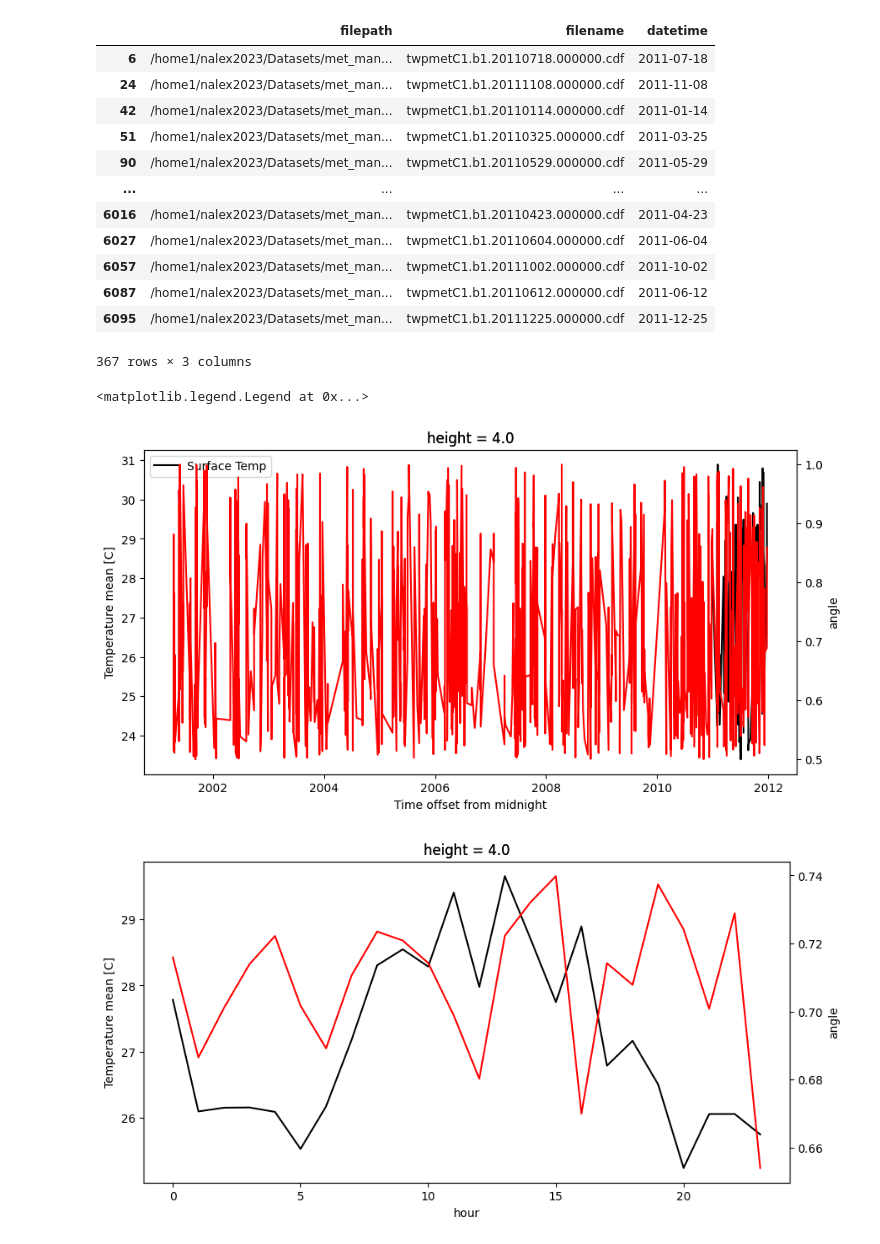
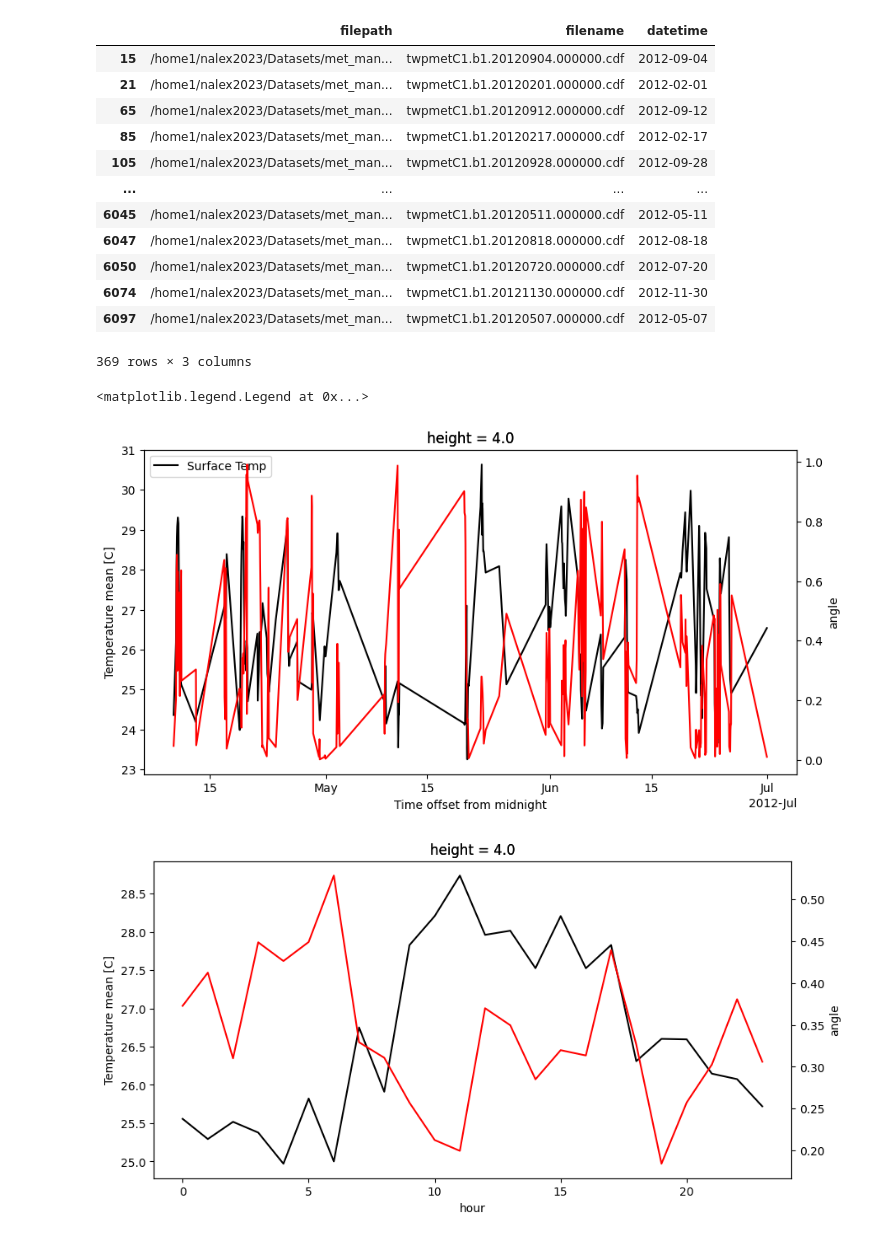
Before and after one commit to nmathewa/LSB_main, a Jupyter notebook: calc_index/init_algo.ipynb, the cells around one changed output. Drawn from its saved outputs; the diff is of its cells as text; code cells hidden in the pictures.

```diff
--- a/calc_index/init_algo.ipynb
+++ b/calc_index/init_algo.ipynb
@@ -64,7 +64,7 @@ import numpy as np
 import metpy.calc as mpcalc
 from metpy.units import units
 
-dset = xr.open_mfdataset(all_dsets, combine='by_coords').sel(time=slice('2011'))
+dset = xr.open_mfdataset(all_dsets, combine='by_coords').sel(time=slice('2012'))
 dset['height'] = dset['height'] * 1000
 dset['time'] = dset['time'].roll(time=10)
 
@@ -263,7 +263,8 @@ def wind_rose_compare(data1,data2 ,cost_angle):
     ax.set_legend(loc='lower left')
 # %%
 a  = dset.sel(height=10,method='nearest').compute()#.sel(hour=slice(12,19))
-b = dset.sel(height=slice(200,900)).mean(dim='height').compute()#.sel(hour=slice(12,19))
+
+b = dset.sel(height=slice(500,2000)).compute()#.sel(hour=slice(12,19))
 # %%
 cost_angle = 0
 
@@ -315,4 +316,21 @@ a_within_90['angle'].plot()
 # %%
-SBI = np.cos(np.radians(a_within_90['angle'] - cost_angle)) * np.cos(a_within_90['angle'] + 180 - b_within_180['angle'])
 
-SBI_diurnal = SBI.groupby('time.hour').sum(dim='time').compute()
+def calc_SBI(a_within_90,b_within_180):
+    SBI = np.cos(np.radians(a_within_90['angle'] - cost_angle)) * np.cos(a_within_90['angle'] + 180 - b_within_180['angle'])
+    return SBI
+
+SBI = xr.apply_ufunc(
+    calc_SBI,
+    a_within_90_expanded,  # (time, 1)
+    b_within_180,  # (time, height)
+    input_core_dims=[['time', 'height'], ['time', 'height']],
+    vectorize=True,
+    dask='parallelized',
+    output_dtypes=[np.float64],
+    output_core_dims=[['time', 'height']],
+)
+
+
+#SBI = np.cos(np.radians(a_within_90['angle'] - cost_angle)) * np.cos(a_within_90['angle'] + 180 - b_within_180['angle'])
+
+#SBI_diurnal = SBI.groupby('time.hour').sum(dim='time').compute()
@@ -330,23 +370,23 @@ met_dft = create_dft(met_fol,arm_data=True)
 
 #met_dft_2012 = met_dft[met_dft['datetime'].dt.month.isin([4,5,6])][met_dft['datetime'].dt.year == 2012]
 
-met_dft_2012 = met_dft[met_dft['datetime'].dt.year == 2011]
+met_dft_2012 = met_dft[met_dft['datetime'].dt.year == 2012]
 
 met_dft_2012
 # %% [output]
 |  | filepath | filename | datetime |
-| 6 | /home1/nalex2023/Datasets/met_man... | twpmetC1.b1.20110718.000000.cdf | 2011-07-18 |
-| 24 | /home1/nalex2023/Datasets/met_man... | twpmetC1.b1.20111108.000000.cdf | 2011-11-08 |
-| 42 | /home1/nalex2023/Datasets/met_man... | twpmetC1.b1.20110114.000000.cdf | 2011-01-14 |
-| 51 | /home1/nalex2023/Datasets/met_man... | twpmetC1.b1.20110325.000000.cdf | 2011-03-25 |
-| 90 | /home1/nalex2023/Datasets/met_man... | twpmetC1.b1.20110529.000000.cdf | 2011-05-29 |
+| 15 | /home1/nalex2023/Datasets/met_man... | twpmetC1.b1.20120904.000000.cdf | 2012-09-04 |
+| 21 | /home1/nalex2023/Datasets/met_man... | twpmetC1.b1.20120201.000000.cdf | 2012-02-01 |
+| 65 | /home1/nalex2023/Datasets/met_man... | twpmetC1.b1.20120912.000000.cdf | 2012-09-12 |
+| 85 | /home1/nalex2023/Datasets/met_man... | twpmetC1.b1.20120217.000000.cdf | 2012-02-17 |
+| 105 | /home1/nalex2023/Datasets/met_man... | twpmetC1.b1.20120928.000000.cdf | 2012-09-28 |
 | ... | ... | ... | ... |
-| 6016 | /home1/nalex2023/Datasets/met_man... | twpmetC1.b1.20110423.000000.cdf | 2011-04-23 |
-| 6027 | /home1/nalex2023/Datasets/met_man... | twpmetC1.b1.20110604.000000.cdf | 2011-06-04 |
-| 6057 | /home1/nalex2023/Datasets/met_man... | twpmetC1.b1.20111002.000000.cdf | 2011-10-02 |
-| 6087 | /home1/nalex2023/Datasets/met_man... | twpmetC1.b1.20110612.000000.cdf | 2011-06-12 |
-| 6095 | /home1/nalex2023/Datasets/met_man... | twpmetC1.b1.20111225.000000.cdf | 2011-12-25 |
+| 6045 | /home1/nalex2023/Datasets/met_man... | twpmetC1.b1.20120511.000000.cdf | 2012-05-11 |
+| 6047 | /home1/nalex2023/Datasets/met_man... | twpmetC1.b1.20120818.000000.cdf | 2012-08-18 |
+| 6050 | /home1/nalex2023/Datasets/met_man... | twpmetC1.b1.20120720.000000.cdf | 2012-07-20 |
+| 6074 | /home1/nalex2023/Datasets/met_man... | twpmetC1.b1.20121130.000000.cdf | 2012-11-30 |
+| 6097 | /home1/nalex2023/Datasets/met_man... | twpmetC1.b1.20120507.000000.cdf | 2012-05-07 |
-367 rows × 3 columns
+369 rows × 3 columns
 # %%
 
 
@@ -354,25 +394,25 @@ dset_met_manus = xr.open_mfdataset(met_dft_2012['filepath'].values, combine='by_
 # %%
 surface_temp = dset_met_manus['temp_mean'].resample(time='1h').mean().roll(time=10)
 # %%
-SBI_high = SBI.where(SBI > 0.5, drop=True)
+SBI_high = SBI.where(SBI > 0, drop=True).sel(time=slice('2012-04-01','2012-06-30'))
 
 time_highs = SBI_high.time
 
 #temp_surface = dset['temp'].sel(height=2,method='nearest').sel(time=time_highs).compute()
 temp_surface = surface_temp.sel(time=time_highs,method='nearest').compute()
 
 fig,ax = plt.subplots(1,1,figsize=(10,5))
 
 temp_surface.plot(ax=ax, color='black', label='Surface Temp')
 
 ax2 = ax.twinx()
 
 SBI_high.plot(ax=ax2, color='red', label='SBI > 0.8')
 
 ax.legend(loc='upper left')
 # %% [output]
 <matplotlib.legend.Legend at 0x...>
-[figure, old version]
+[figure, new version]
 # %%
 diurnal_surf_temp = temp_surface.groupby('time.hour').mean(dim='time').compute()
 
@@ -390,7 +430,7 @@ diurnal_sbi.plot(ax=ax2, color='red', label='SBI > 0.8')
 
 new_dft = SBI_diurnal.to_dataframe().reset_index()
 # %% [output]
-[figure, old version]
+[figure, new version]
 # %%
 new_dft_diurnal = new_dft.set_index('hour')
 
```
Also changed, not shown: parts of 8 cells of this notebook, 1 other file.
